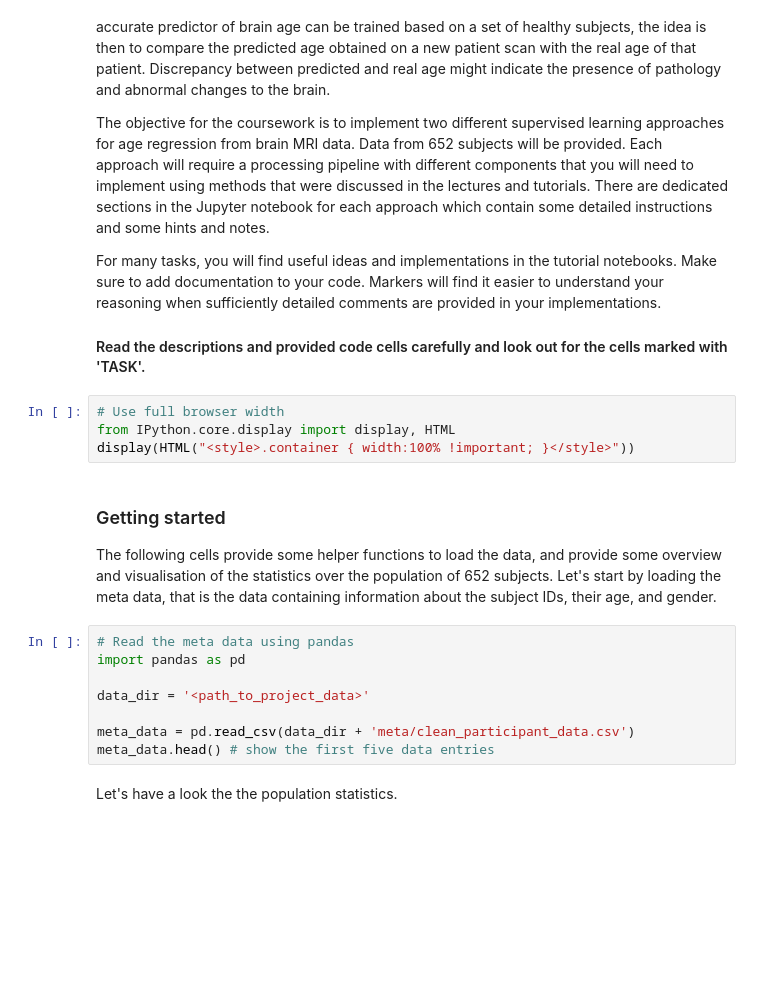
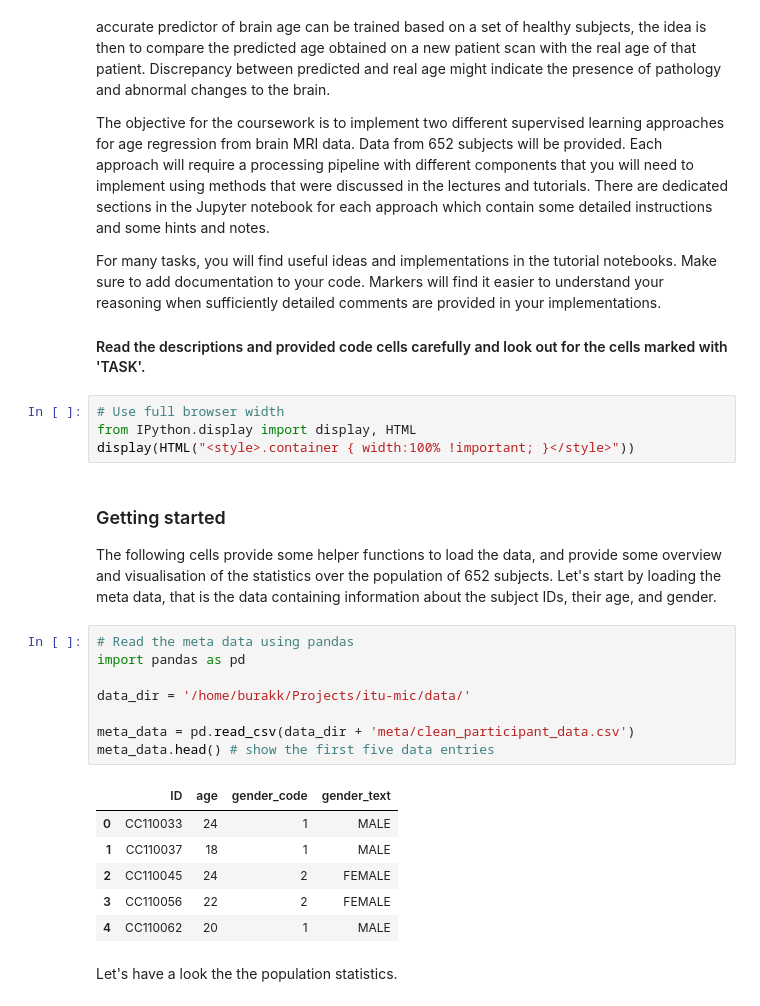
Before and after one commit to burakai/Age-Regression-from-Brain-MRI-Images, a Jupyter notebook: MIC-Term-Project.ipynb, the cells around one changed output. Saved outputs shown, nothing was run; the diff lists cells and outputs as text; blank space fills up the shorter version.

```diff
--- a/MIC-Term-Project.ipynb
+++ b/MIC-Term-Project.ipynb
@@ -12,7 +12,7 @@ For many tasks, you will find useful ideas and implementations in the tutorial n
 #### Read the descriptions and provided code cells carefully and look out for the cells marked with 'TASK'.
 # %%
 # Use full browser width
-from IPython.core.display import display, HTML
+from IPython.display import display, HTML
 display(HTML("<style>.container { width:100% !important; }</style>"))
 # %% [markdown]
 ### Getting started
@@ -21,11 +21,18 @@ The following cells provide some helper functions to load the data, and provide
 # %%
 # Read the meta data using pandas
 import pandas as pd
 
-data_dir = '<path_to_project_data>'
+data_dir = '/home/burakk/Projects/itu-mic/data/'
 
 meta_data = pd.read_csv(data_dir + 'meta/clean_participant_data.csv')
 meta_data.head() # show the first five data entries
+# %% [output]
+|  | ID | age | gender_code | gender_text |
+| 0 | CC110033 | 24 | 1 | MALE |
+| 1 | CC110037 | 18 | 1 | MALE |
+| 2 | CC110045 | 24 | 2 | FEMALE |
+| 3 | CC110056 | 22 | 2 | FEMALE |
+| 4 | CC110062 | 20 | 1 | MALE |
 # %% [markdown]
 Let's have a look the the population statistics.
 # %%
```
Also changed, not shown: parts of 4 cells of this notebook.
